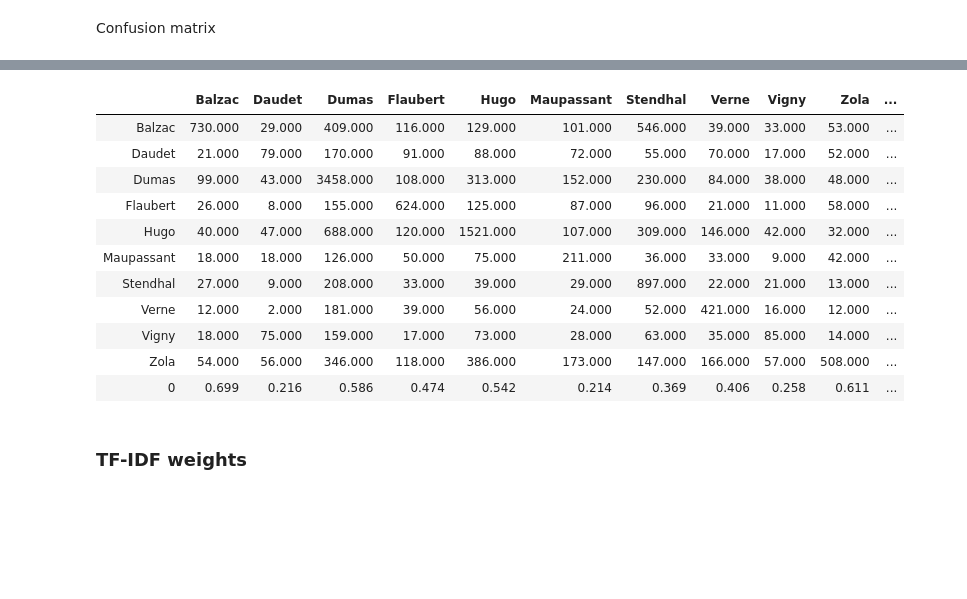
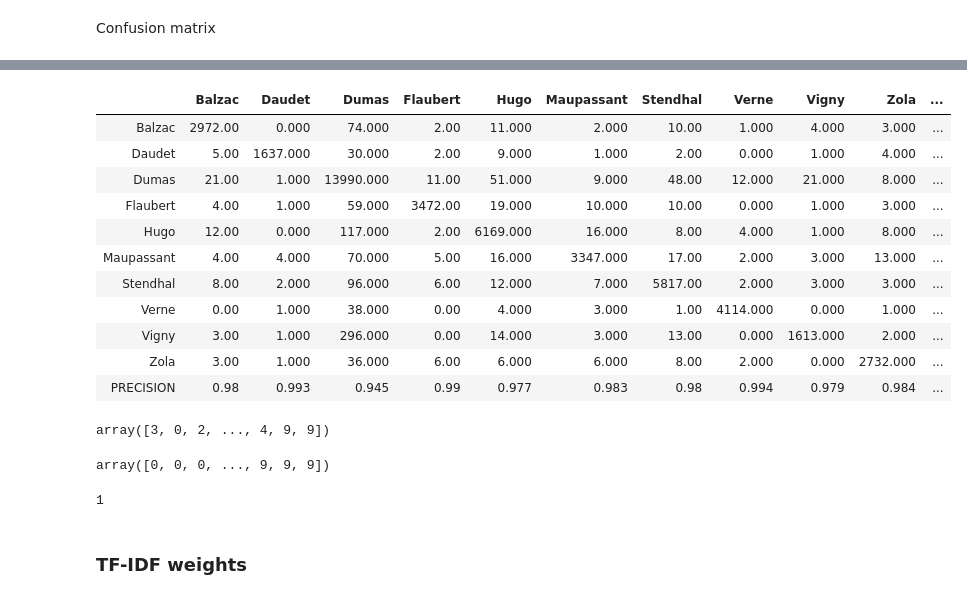
Before and after one commit to meteve/NLP_project, a Jupyter notebook: scripts/who_wrote_this-Copy1.ipynb, the cells around one changed output, grey strips where cells are left out. Drawn from its saved outputs; the diff is of its cells as text; code cells hidden in the pictures; blank space fills up the shorter version.

```diff
--- a/scripts/who_wrote_this-Copy1.ipynb
+++ b/scripts/who_wrote_this-Copy1.ipynb
@@ -64,6 +64,9 @@ tfidf_pipeline = Pipeline([
                            ('tf-idf', tfidf_vecto),
                            ('SVC', clf)
 ])
+# %%
+tfidf_pipeline = tfidf_pipeline.fit(X_train, y_train)
+tfidf_pipeline_ner = tfidf_pipeline.fit(X_train_ner, y_train)
 # %% [markdown]
 Compare train and test scores with and without NER procedure.
 # %%
@@ -110,10 +117,13 @@ def get_conf_matrix_df(y_true, y_pred):
     for i in range(0,10):
         perc = round(conf_matrix.iloc[i,i]/sum(conf_matrix.iloc[i,0:10]), 3)
         col_percentages.append(perc)
+    col_percentages.append(None)
 
 
-    conf_matrix['recall'] = col_percentages
     conf_matrix = conf_matrix.append(row_percentages)
+    conf_matrix = conf_matrix.rename(index={0: 'PRECISION'})
+    conf_matrix['RECALL'] = col_percentages
+
 
     return(conf_matrix)
 # %%
@@ -129,19 +131,31 @@ To retain the current behavior and silence the warning, pass 'sort=True'.
 # %%
 conf_matrix_test = get_conf_matrix_df(y_test, y_pred)
-# %%
-conf_matrix_test
-# %% [output]
-|  | Balzac | Daudet | Dumas | Flaubert | Hugo | Maupassant | Stendhal | Verne | Vigny | Zola | ... |
-| Balzac | 730.000 | 29.000 | 409.000 | 116.000 | 129.000 | 101.000 | 546.000 | 39.000 | 33.000 | 53.000 | ... |
-| Daudet | 21.000 | 79.000 | 170.000 | 91.000 | 88.000 | 72.000 | 55.000 | 70.000 | 17.000 | 52.000 | ... |
-| Dumas | 99.000 | 43.000 | 3458.000 | 108.000 | 313.000 | 152.000 | 230.000 | 84.000 | 38.000 | 48.000 | ... |
-| Flaubert | 26.000 | 8.000 | 155.000 | 624.000 | 125.000 | 87.000 | 96.000 | 21.000 | 11.000 | 58.000 | ... |
-| Hugo | 40.000 | 47.000 | 688.000 | 120.000 | 1521.000 | 107.000 | 309.000 | 146.000 | 42.000 | 32.000 | ... |
-| Maupassant | 18.000 | 18.000 | 126.000 | 50.000 | 75.000 | 211.000 | 36.000 | 33.000 | 9.000 | 42.000 | ... |
-| Stendhal | 27.000 | 9.000 | 208.000 | 33.000 | 39.000 | 29.000 | 897.000 | 22.000 | 21.000 | 13.000 | ... |
-| Verne | 12.000 | 2.000 | 181.000 | 39.000 | 56.000 | 24.000 | 52.000 | 421.000 | 16.000 | 12.000 | ... |
-| Vigny | 18.000 | 75.000 | 159.000 | 17.000 | 73.000 | 28.000 | 63.000 | 35.000 | 85.000 | 14.000 | ... |
-| Zola | 54.000 | 56.000 | 346.000 | 118.000 | 386.000 | 173.000 | 147.000 | 166.000 | 57.000 | 508.000 | ... |
-| 0 | 0.699 | 0.216 | 0.586 | 0.474 | 0.542 | 0.214 | 0.369 | 0.406 | 0.258 | 0.611 | ... |
+# %%
+conf_matrix_train
+# %% [output]
+|  | Balzac | Daudet | Dumas | Flaubert | Hugo | Maupassant | Stendhal | Verne | Vigny | Zola | ... |
+| Balzac | 2972.00 | 0.000 | 74.000 | 2.00 | 11.000 | 2.000 | 10.00 | 1.000 | 4.000 | 3.000 | ... |
+| Daudet | 5.00 | 1637.000 | 30.000 | 2.00 | 9.000 | 1.000 | 2.00 | 0.000 | 1.000 | 4.000 | ... |
+| Dumas | 21.00 | 1.000 | 13990.000 | 11.00 | 51.000 | 9.000 | 48.00 | 12.000 | 21.000 | 8.000 | ... |
+| Flaubert | 4.00 | 1.000 | 59.000 | 3472.00 | 19.000 | 10.000 | 10.00 | 0.000 | 1.000 | 3.000 | ... |
+| Hugo | 12.00 | 0.000 | 117.000 | 2.00 | 6169.000 | 16.000 | 8.00 | 4.000 | 1.000 | 8.000 | ... |
+| Maupassant | 4.00 | 4.000 | 70.000 | 5.00 | 16.000 | 3347.000 | 17.00 | 2.000 | 3.000 | 13.000 | ... |
+| Stendhal | 8.00 | 2.000 | 96.000 | 6.00 | 12.000 | 7.000 | 5817.00 | 2.000 | 3.000 | 3.000 | ... |
+| Verne | 0.00 | 1.000 | 38.000 | 0.00 | 4.000 | 3.000 | 1.00 | 4114.000 | 0.000 | 1.000 | ... |
+| Vigny | 3.00 | 1.000 | 296.000 | 0.00 | 14.000 | 3.000 | 13.00 | 0.000 | 1613.000 | 2.000 | ... |
+| Zola | 3.00 | 1.000 | 36.000 | 6.00 | 6.000 | 6.000 | 8.00 | 2.000 | 0.000 | 2732.000 | ... |
+| PRECISION | 0.98 | 0.993 | 0.945 | 0.99 | 0.977 | 0.983 | 0.98 | 0.994 | 0.979 | 0.984 | ... |
+# %%
+y_pred
+# %% [output]
+array([3, 0, 2, ..., 4, 9, 9])
+# %%
+y_test
+# %% [output]
+array([0, 0, 0, ..., 9, 9, 9])
+# %%
+list(le.classes_).index('Daudet')
+# %% [output]
+1
 # %% [markdown]
 ### TF-IDF weights
```
Also changed, not shown: parts of 7 cells of this notebook, 1 other file.
